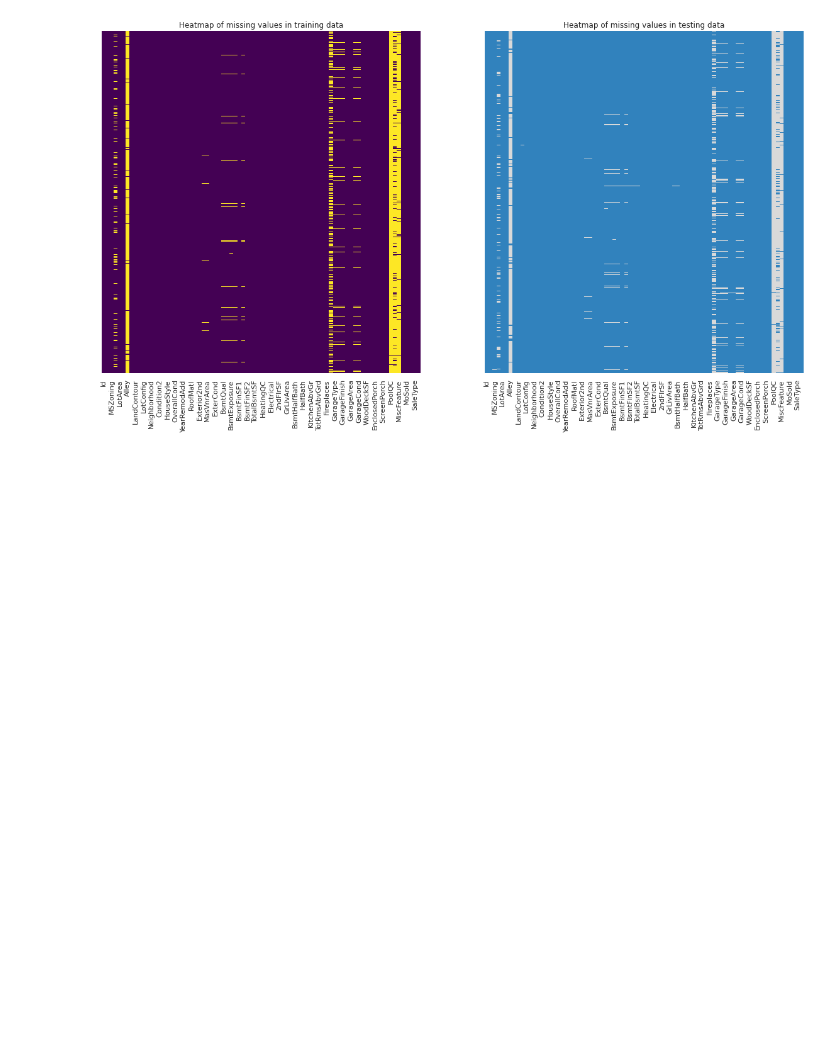
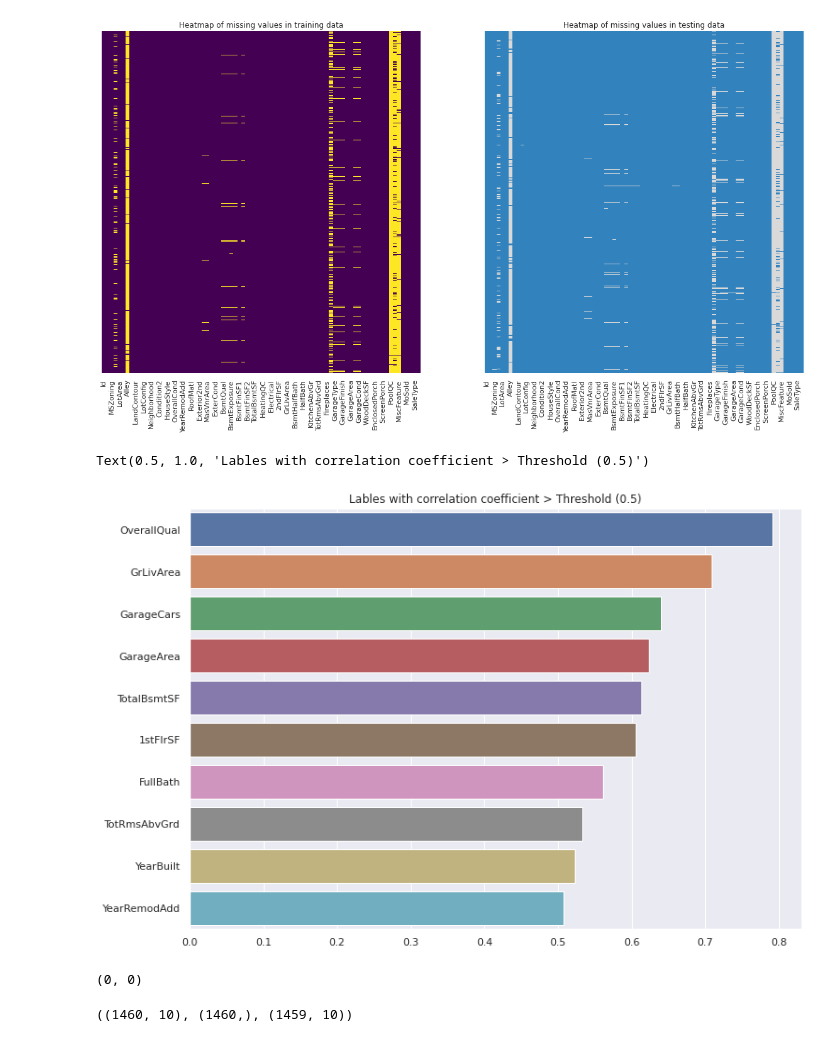
Before and after one commit to B119024/B119024, a Jupyter notebook: house-price-prediction.ipynb, the cells around one changed output. Cells and saved outputs as stored; diff of their text form; code cells hidden in the pictures; blank space fills up the shorter version.

```diff
--- a/house-price-prediction.ipynb
+++ b/house-price-prediction.ipynb
@@ -119,3 +119,19 @@ axes[1].set_title('Heatmap of missing values in testing data')
 plt.show()
 # %% [output]
 [figure]
+# %%
+THRESHOLD = 0.5
+
+data = dataTrain.corr()["SalePrice"].sort_values(ascending=False)
+indices = data.index
+labels = []
+corr = []
+for i in range(1, len(indices)):
+    if data[indices[i]]>THRESHOLD:
+        labels.append(indices[i])
+        corr.append(data[i])
+sns.barplot(x=corr, y=labels)
+plt.title('Lables with correlation coefficient > Threshold (0.5)')
+# %% [output]
+Text(0.5, 1.0, 'Lables with correlation coefficient > Threshold (0.5)')
+[figure, added]
@@ -121,0 +149,11 @@ plt.show()
+# %%
+sum(dataTrain.isnull().sum()), sum(dataTest.isnull().sum())
+# %% [output]
+(0, 0)
+# %%
+yTrain = lab
+xTest = dataTest.to_numpy()
+xTrain = dataTrain.to_numpy()
+xTrain.shape, yTrain.shape, xTest.shape
+# %% [output]
+((1460, 10), (1460,), (1459, 10))
```
Also changed, not shown: parts of 6 cells of this notebook.
